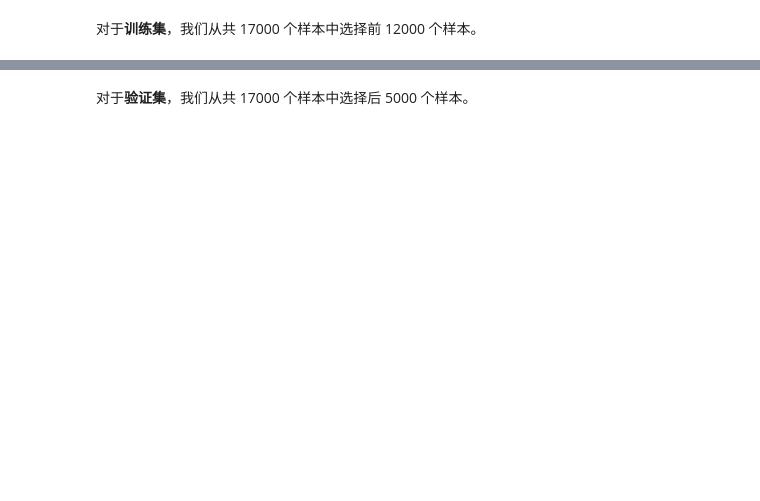
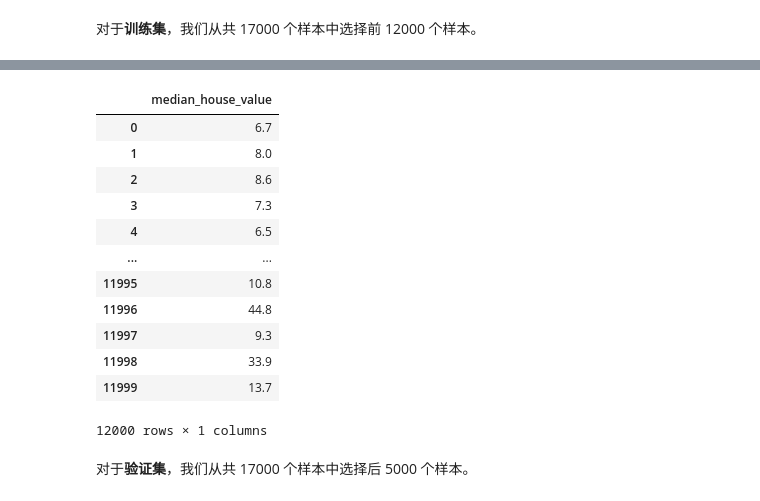
Before and after one commit to Alan1022/My_MachineLearning, a Jupyter notebook: tensorflow/google_tensorflow_tutorial/07validation.ipynb, the cells around one changed output, grey strips where cells are left out. Drawn from its saved outputs; the diff is of its cells as text; code cells hidden in the pictures; blank space fills up the shorter version.

```diff
--- a/tensorflow/google_tensorflow_tutorial/07validation.ipynb
+++ b/tensorflow/google_tensorflow_tutorial/07validation.ipynb
@@ -122,3 +145,19 @@ training_targets.describe()
+# %%
+training_targets
+# %% [output]
+|  | median_house_value |
+| 0 | 6.7 |
+| 1 | 8.0 |
+| 2 | 8.6 |
+| 3 | 7.3 |
+| 4 | 6.5 |
+| ... | ... |
+| 11995 | 10.8 |
+| 11996 | 44.8 |
+| 11997 | 9.3 |
+| 11998 | 33.9 |
+| 11999 | 13.7 |
+12000 rows × 1 columns
 # %% [markdown]
  对于**验证集**，我们从共 17000 个样本中选择后 5000 个样本。
 # %%
```
Also changed, not shown: parts of 14 cells of this notebook.
